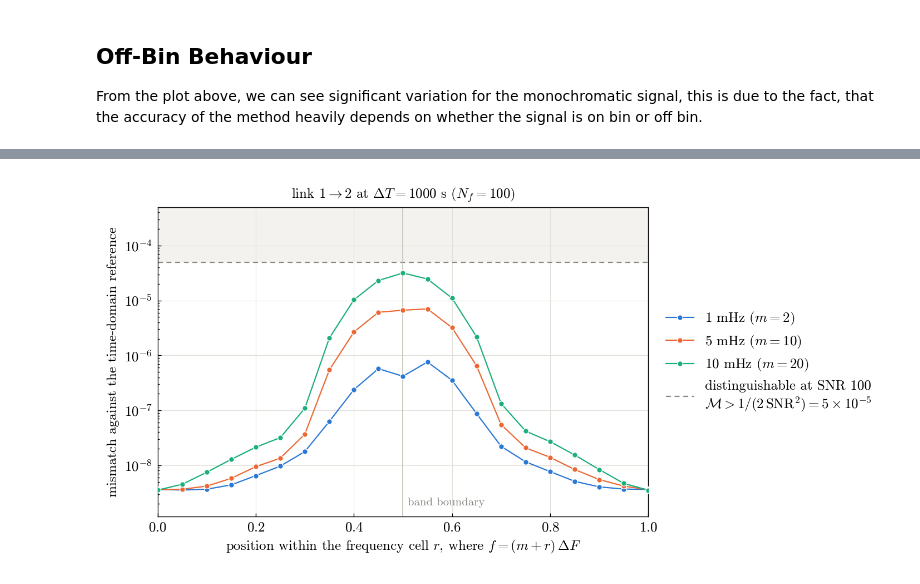
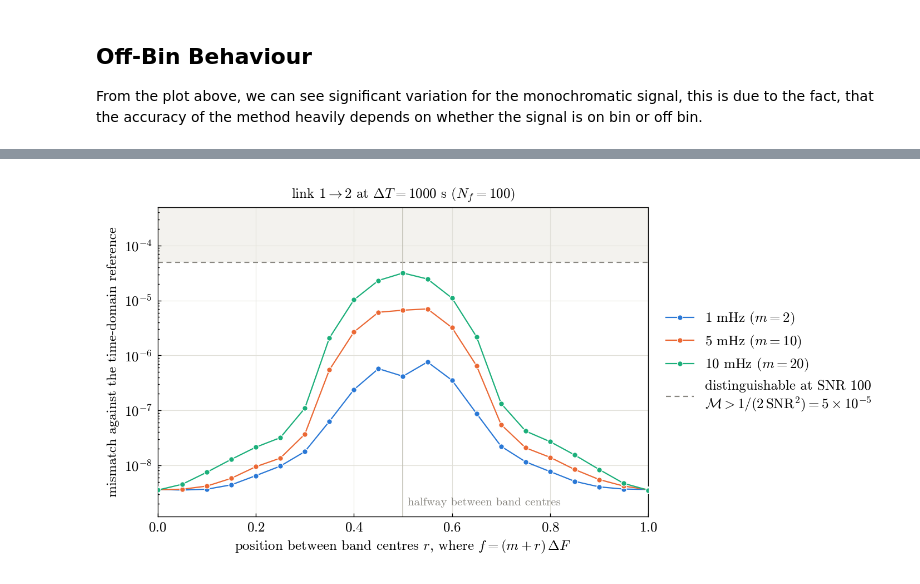
Before and after one commit to tomaszkinowski/WDM_LISAresponse, a Jupyter notebook: examples/accuracy_analysis.ipynb, the cells around one changed output, grey strips where cells are left out. Cells and saved outputs as stored; diff of their text form; code cells hidden in the pictures.

```diff
--- a/examples/accuracy_analysis.ipynb
+++ b/examples/accuracy_analysis.ipynb
@@ -317,26 +317,26 @@ most accurate tiling: Nf = 100, Delta T = 1000 s
 # %%
 fig, ax = plt.subplots(figsize=(7, 3.4), layout="constrained")
 bottom, top = mismatch_limits(off_bin.values())
 threshold_entry = distinguishable(ax, top)
 
-# r = 1/2 is the boundary between bands m and m + 1, as far as a tone can sit
-# from a band centre.
+# r = 1/2 is halfway between the centres of bands m and m + 1, as far as a
+# tone can sit from any band centre: its power splits equally between the two.
 ax.axvline(0.5, color="#c3c2b7", lw=0.6, zorder=1)
-ax.text(0.51, bottom * 1.6, "band boundary", color=MUTED, fontsize=7.5)
+ax.text(0.51, bottom * 1.6, "halfway between band centres", color=MUTED, fontsize=7.5)
 
 for name, values in off_bin.items():
     ax.plot(R, values, color=COLOURS[name], lw=0.8, marker="o", zorder=3,
             label=rf"{name} ($m = {M_BIN[name]}$)", **MARKERS)
 
 handles, labels = ax.get_legend_handles_labels()
 ax.legend(handles + [threshold_entry[0]], labels + [threshold_entry[1]],
           loc="center left", bbox_to_anchor=(1.01, 0.5))
 ax.set(yscale="log", xlim=(0, 1), ylim=(bottom, top),
-       xlabel=r"position within the frequency cell $r$, where $f = (m + r)\,\Delta F$",
+       xlabel=r"position between band centres $r$, where $f = (m + r)\,\Delta F$",
        ylabel="mismatch against the time-domain reference",
        title=rf"link $1 \rightarrow 2$ at $\Delta T = {NF_BEST * DT:.0f}$ s ($N_f = {NF_BEST}$)")
 ax.grid(color=HAIRLINE, lw=0.4)
 ax.set_axisbelow(True)
 plt.show()
 # %% [output]
-[figure, old version]
+[figure, new version]
```
Also changed, not shown: parts of 3 cells of this notebook, 1 other file.
